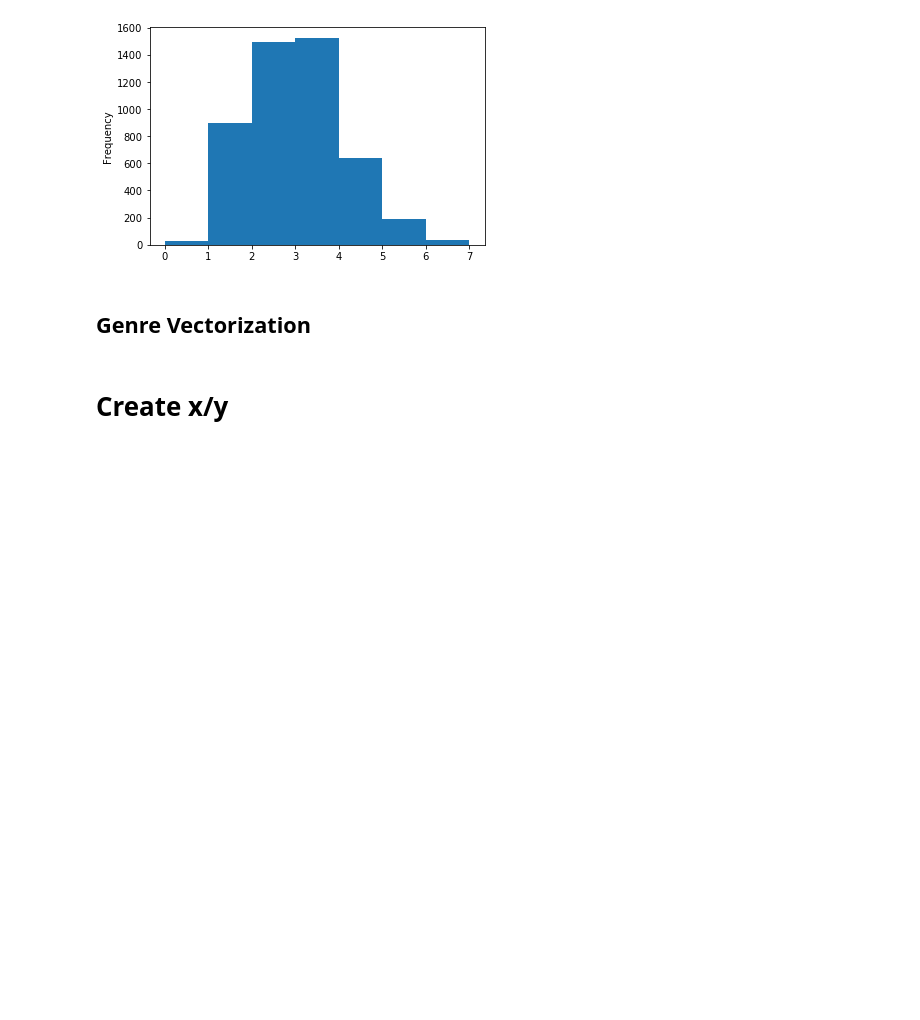
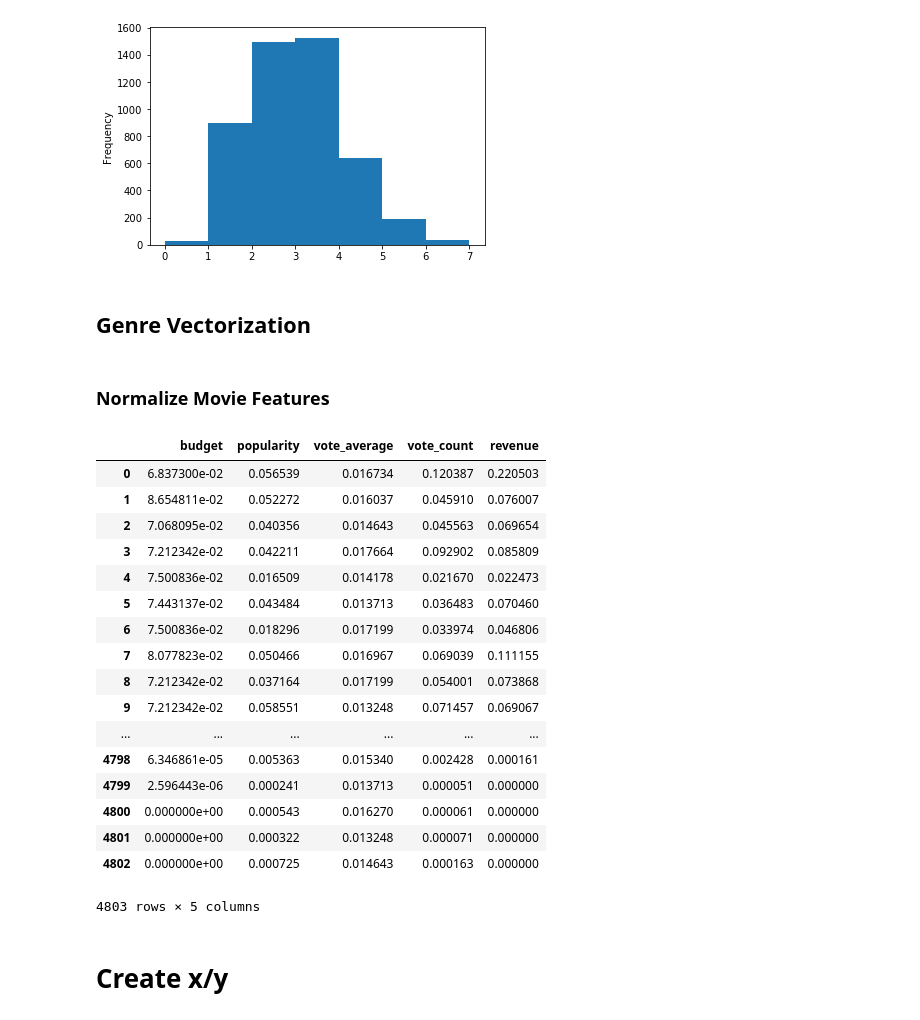
Before and after one commit to kjprice/smu-machine-learning, a Jupyter notebook: final/EDA.ipynb, the cells around one changed output. Saved outputs shown, nothing was run; the diff lists cells and outputs as text; code cells hidden in the pictures; blank space fills up the shorter version.

Commit message:
normalize features

```diff
--- a/final/EDA.ipynb
+++ b/final/EDA.ipynb
@@ -289,6 +291,42 @@ movie_vector = genre_vectorization.fit_transform(movies_genres_ids).toarray()
 genre_feature_names = genre_vectorization.get_feature_names()
 genre_vector = pd.DataFrame(movie_vector, columns=genre_feature_names)
 genre_vector['id'] = movies.id
+# %% [markdown]
+### Normalize Movie Features
+# %%
+features_to_normalize = [
+    'budget',
+    'popularity',
+    'vote_average',
+    'vote_count',
+    'revenue'
+]
+# %%
+for feature in features_to_normalize:
+    feature_array = movies[feature].values.astype('float64').reshape(1, -1)
+    #print(len(normalize(feature_array, axis=1)[0]))
+    movies[feature] = normalize(feature_array, axis=1)[0]
+# %%
+movies[features_to_normalize]
+# %% [output]
+|  | budget | popularity | vote_average | vote_count | revenue |
+| 0 | 6.837300e-02 | 0.056539 | 0.016734 | 0.120387 | 0.220503 |
+| 1 | 8.654811e-02 | 0.052272 | 0.016037 | 0.045910 | 0.076007 |
+| 2 | 7.068095e-02 | 0.040356 | 0.014643 | 0.045563 | 0.069654 |
+| 3 | 7.212342e-02 | 0.042211 | 0.017664 | 0.092902 | 0.085809 |
+| 4 | 7.500836e-02 | 0.016509 | 0.014178 | 0.021670 | 0.022473 |
+| 5 | 7.443137e-02 | 0.043484 | 0.013713 | 0.036483 | 0.070460 |
+| 6 | 7.500836e-02 | 0.018296 | 0.017199 | 0.033974 | 0.046806 |
+| 7 | 8.077823e-02 | 0.050466 | 0.016967 | 0.069039 | 0.111155 |
+| 8 | 7.212342e-02 | 0.037164 | 0.017199 | 0.054001 | 0.073868 |
+| 9 | 7.212342e-02 | 0.058551 | 0.013248 | 0.071457 | 0.069067 |
+| ... | ... | ... | ... | ... | ... |
+| 4798 | 6.346861e-05 | 0.005363 | 0.015340 | 0.002428 | 0.000161 |
+| 4799 | 2.596443e-06 | 0.000241 | 0.013713 | 0.000051 | 0.000000 |
+| 4800 | 0.000000e+00 | 0.000543 | 0.016270 | 0.000061 | 0.000000 |
+| 4801 | 0.000000e+00 | 0.000322 | 0.013248 | 0.000071 | 0.000000 |
+| 4802 | 0.000000e+00 | 0.000725 | 0.014643 | 0.000163 | 0.000000 |
+4803 rows × 5 columns
 # %% [markdown]
 # Create x/y
 # %%
```
Also changed, not shown: parts of 4 cells of this notebook.
